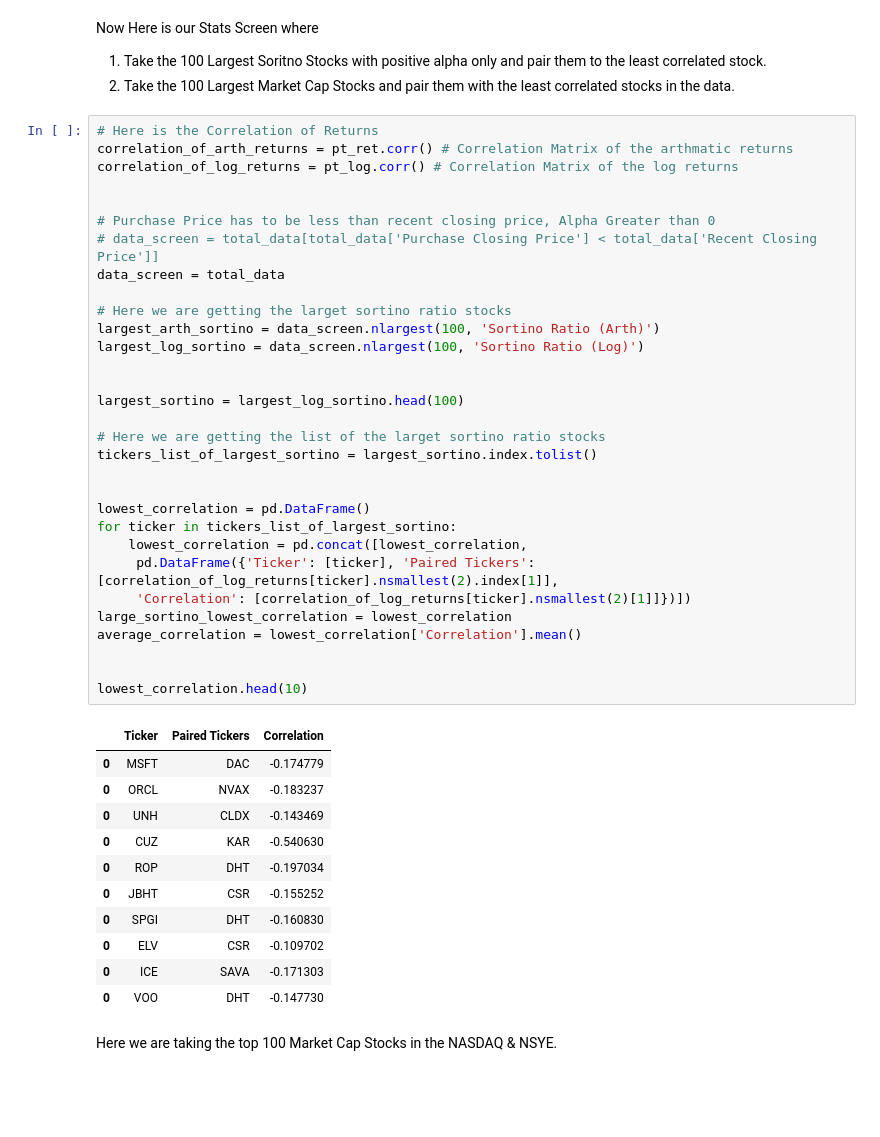
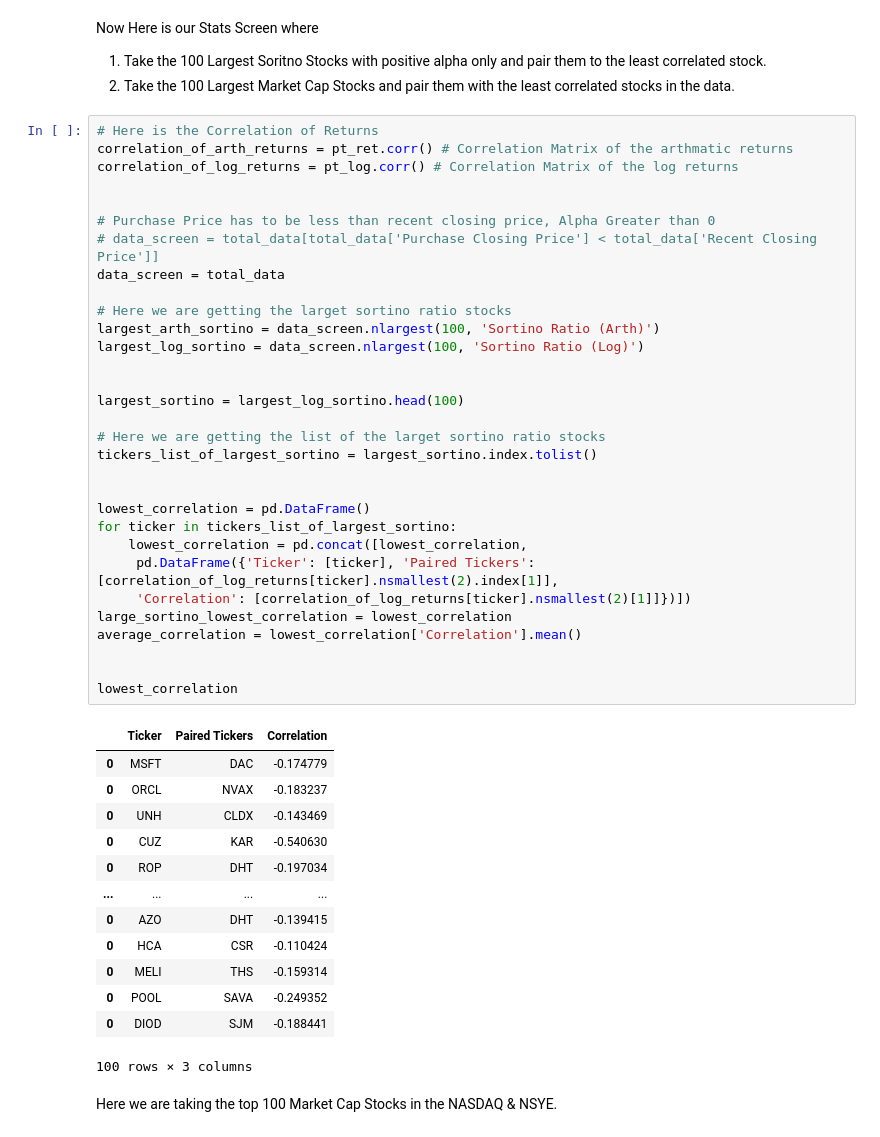
Before and after one commit to ts7even/not_ltcm, a Jupyter notebook: not_ltcm.ipynb, the cells around one changed output. Drawn from its saved outputs; the diff is of its cells as text; blank space fills up the shorter version.

```diff
--- a/not_ltcm.ipynb
+++ b/not_ltcm.ipynb
@@ -194,39 +194,41 @@ correlation_of_log_returns = pt_log.corr() # Correlation Matrix of the log retur
 # data_screen = total_data[total_data['Purchase Closing Price'] < total_data['Recent Closing Price']]
 data_screen = total_data
 
 # Here we are getting the larget sortino ratio stocks
 largest_arth_sortino = data_screen.nlargest(100, 'Sortino Ratio (Arth)')
 largest_log_sortino = data_screen.nlargest(100, 'Sortino Ratio (Log)')
 
 
 largest_sortino = largest_log_sortino.head(100)
 
 # Here we are getting the list of the larget sortino ratio stocks
 tickers_list_of_largest_sortino = largest_sortino.index.tolist()
 
 
 lowest_correlation = pd.DataFrame()
 for ticker in tickers_list_of_largest_sortino:
     lowest_correlation = pd.concat([lowest_correlation,
      pd.DataFrame({'Ticker': [ticker], 'Paired Tickers': [correlation_of_log_returns[ticker].nsmallest(2).index[1]],
      'Correlation': [correlation_of_log_returns[ticker].nsmallest(2)[1]]})])
 large_sortino_lowest_correlation = lowest_correlation
 average_correlation = lowest_correlation['Correlation'].mean()
 
 
-lowest_correlation.head(10)
+lowest_correlation
 # %% [output]
 |  | Ticker | Paired Tickers | Correlation |
 | 0 | MSFT | DAC | -0.174779 |
 | 0 | ORCL | NVAX | -0.183237 |
 | 0 | UNH | CLDX | -0.143469 |
 | 0 | CUZ | KAR | -0.540630 |
 | 0 | ROP | DHT | -0.197034 |
-| 0 | JBHT | CSR | -0.155252 |
-| 0 | SPGI | DHT | -0.160830 |
-| 0 | ELV | CSR | -0.109702 |
-| 0 | ICE | SAVA | -0.171303 |
-| 0 | VOO | DHT | -0.147730 |
+| ... | ... | ... | ... |
+| 0 | AZO | DHT | -0.139415 |
+| 0 | HCA | CSR | -0.110424 |
+| 0 | MELI | THS | -0.159314 |
+| 0 | POOL | SAVA | -0.249352 |
+| 0 | DIOD | SJM | -0.188441 |
+100 rows × 3 columns
 # %% [markdown]
 Here we are taking the top 100 Market Cap Stocks in the NASDAQ & NSYE.
 # %%
```
Also changed, not shown: parts of 7 cells of this notebook, 5 other files.
